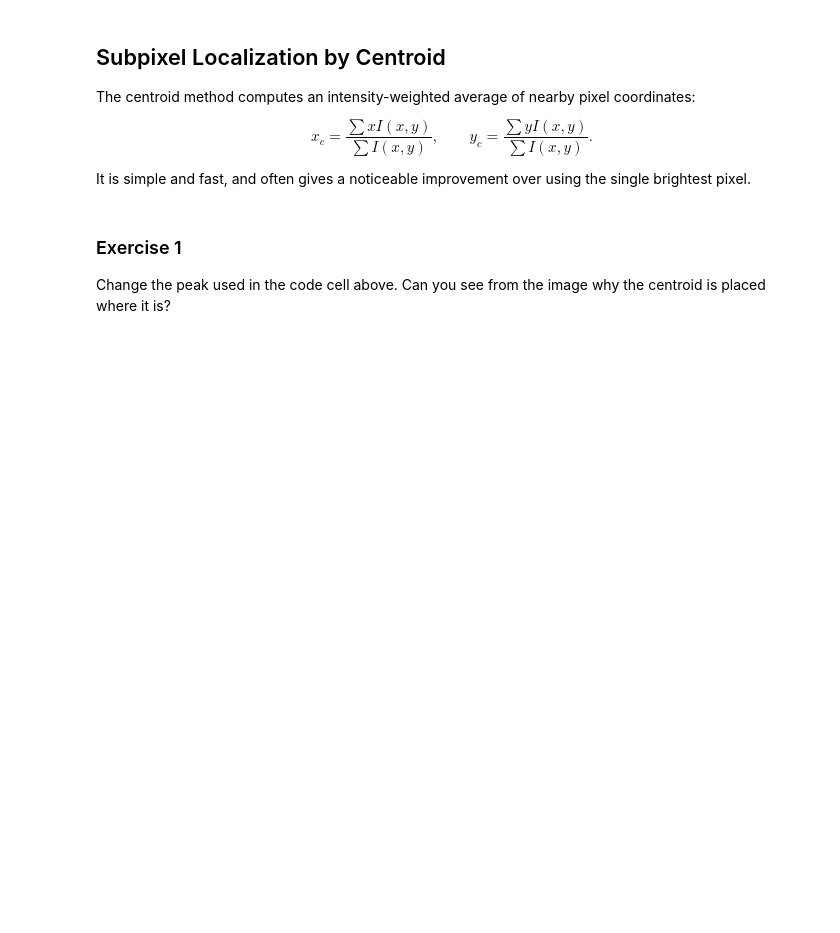
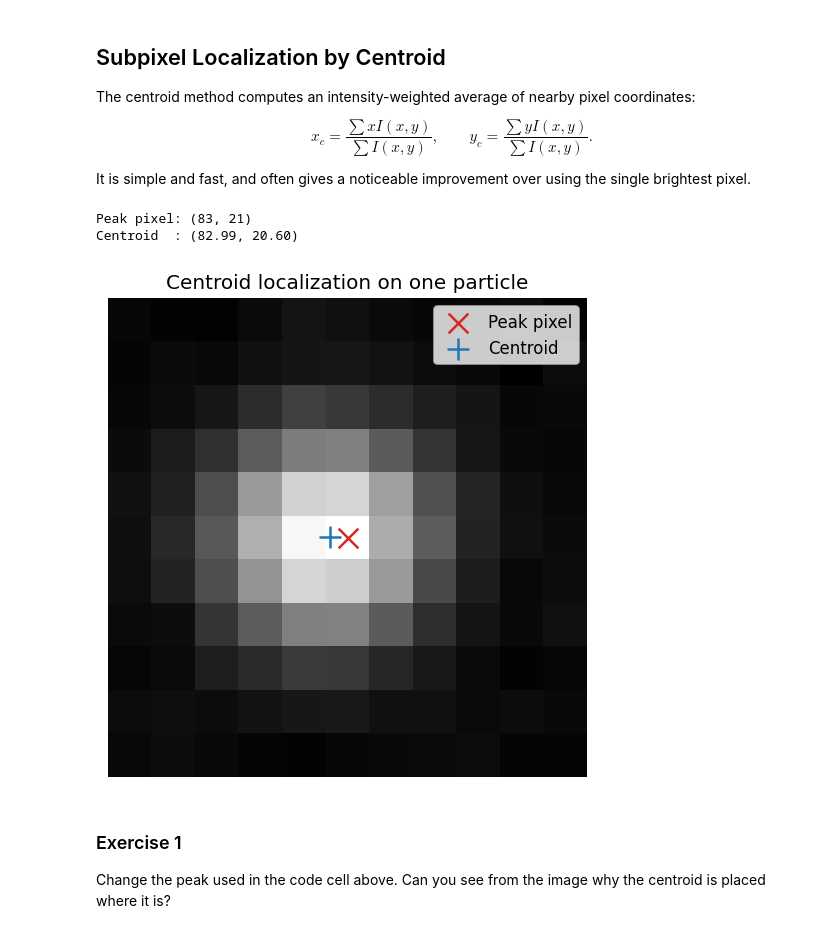
Before and after one commit to dgodovich/MOL518-Intro-to-Data-Analysis, a Jupyter notebook: Lecture_35/BPY518_Lecture35.ipynb, the cells around one changed output. Drawn from its saved outputs; the diff is of its cells as text; code cells hidden in the pictures; blank space fills up the shorter version.

```diff
--- a/Lecture_35/BPY518_Lecture35.ipynb
+++ b/Lecture_35/BPY518_Lecture35.ipynb
@@ -273,27 +285,31 @@ $$
 
 It is simple and fast, and often gives a noticeable improvement over using the single brightest pixel.
 # %%
-peak_y, peak_x = peaks[0]
+peak_y, peak_x = peaks[4]
 centroid_y, centroid_x = centroid_localization(demo_image, peak_y, peak_x, radius=5)
 
 radius = 5
 y0 = max(0, peak_y - radius)
 y1 = min(demo_image.shape[0], peak_y + radius + 1)
 x0 = max(0, peak_x - radius)
 x1 = min(demo_image.shape[1], peak_x + radius + 1)
 patch = demo_image[y0:y1, x0:x1]
 
 plt.figure(figsize=(4.5, 4.5))
 plt.imshow(patch)
 plt.scatter(peak_x - x0, peak_y - y0, marker='x', s=140, color='C3', label='Peak pixel')
 plt.scatter(centroid_x - x0, centroid_y - y0, marker='+', s=160, color='C0', label='Centroid')
 plt.legend(loc='upper right')
 plt.title('Centroid localization on one particle')
 plt.axis('off')
 plt.tight_layout()
 
 print(f'Peak pixel: ({peak_y}, {peak_x})')
 print(f'Centroid  : ({centroid_y:.2f}, {centroid_x:.2f})')
+# %% [output]
+Peak pixel: (83, 21)
+Centroid  : (82.99, 20.60)
+[figure, added]
 # %% [markdown]
 ### Exercise 1
 
```
Also changed, not shown: parts of 8 cells of this notebook.
